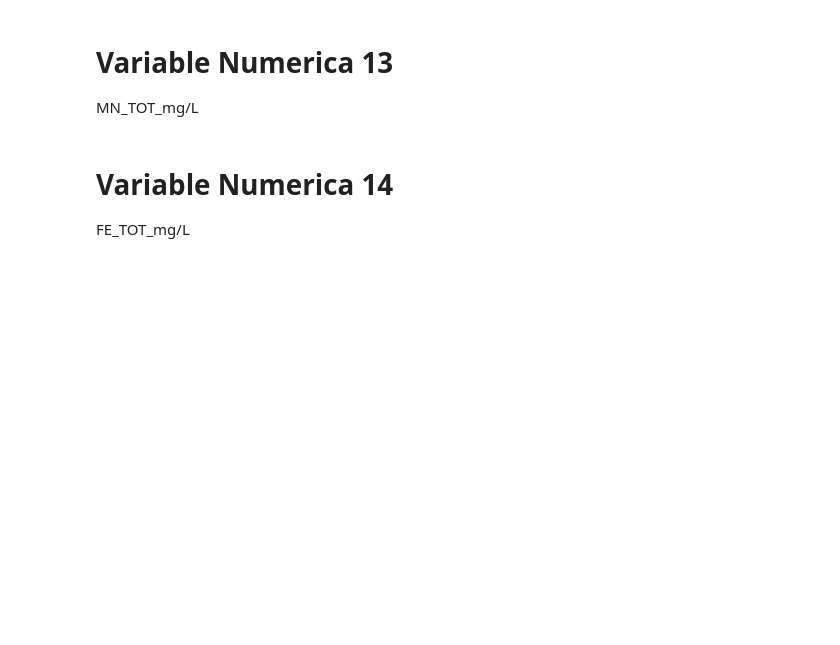
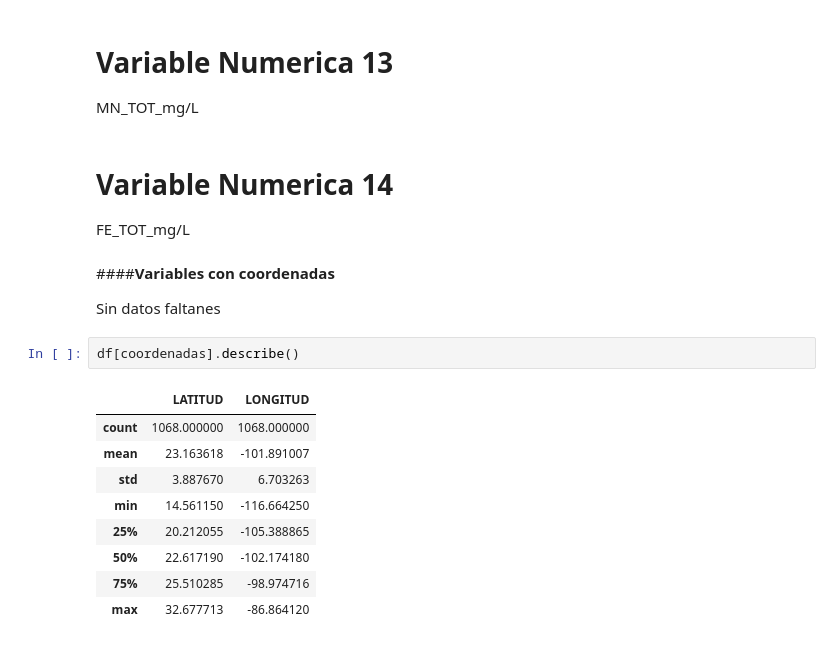
Before and after one commit to PosgradoMNA/actividades-del-projecto-equipo_36, a Jupyter notebook: Reto_Aguas_subterraneas_Entrega1.ipynb, the cells around one changed output. Drawn from its saved outputs; the diff is of its cells as text; blank space fills up the shorter version.

```diff
--- a/Reto_Aguas_subterraneas_Entrega1.ipynb
+++ b/Reto_Aguas_subterraneas_Entrega1.ipynb
@@ -806,3 +822,19 @@ MN_TOT_mg/L
 # Variable Numerica 14
 
 FE_TOT_mg/L
+# %% [markdown]
+####**Variables con coordenadas**
+
+Sin datos faltanes
+# %%
+df[coordenadas].describe()
+# %% [output]
+|  | LATITUD | LONGITUD |
+| count | 1068.000000 | 1068.000000 |
+| mean | 23.163618 | -101.891007 |
+| std | 3.887670 | 6.703263 |
+| min | 14.561150 | -116.664250 |
+| 25% | 20.212055 | -105.388865 |
+| 50% | 22.617190 | -102.174180 |
+| 75% | 25.510285 | -98.974716 |
+| max | 32.677713 | -86.864120 |
```
Also changed, not shown: parts of 22 cells of this notebook.
